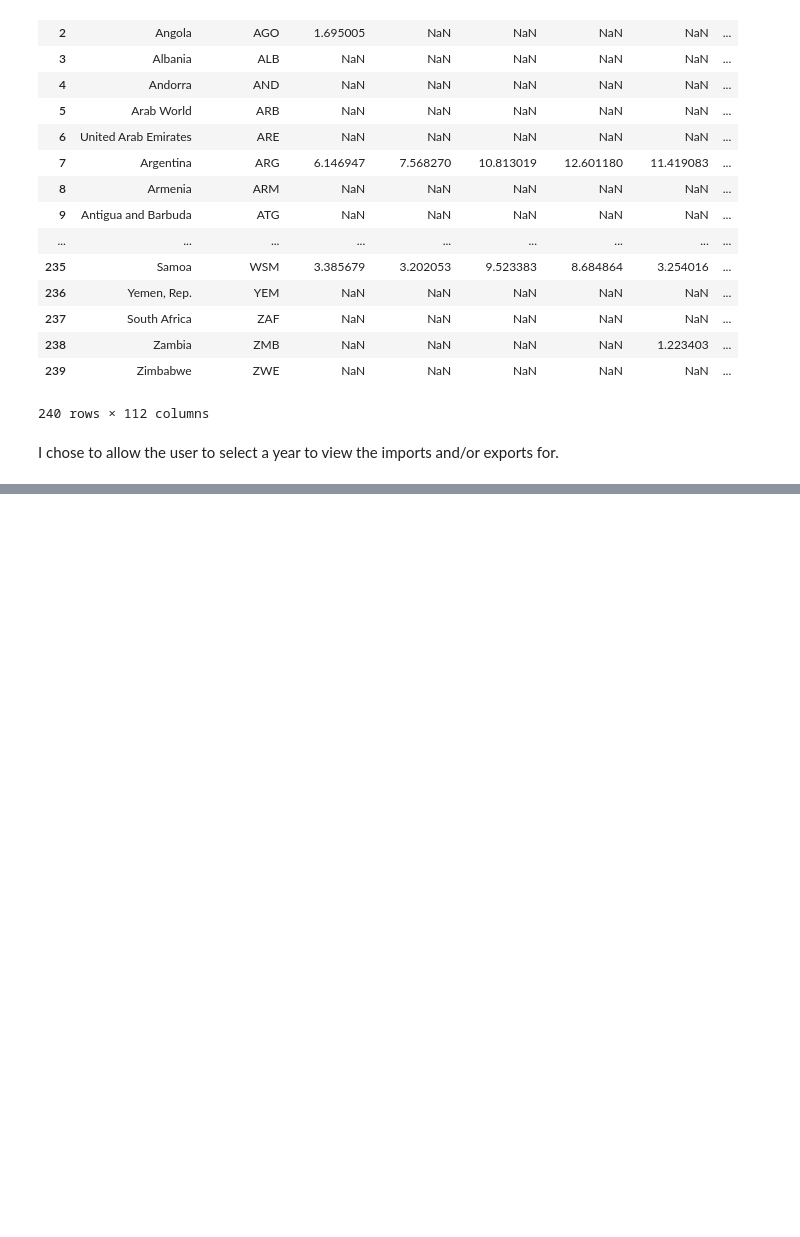
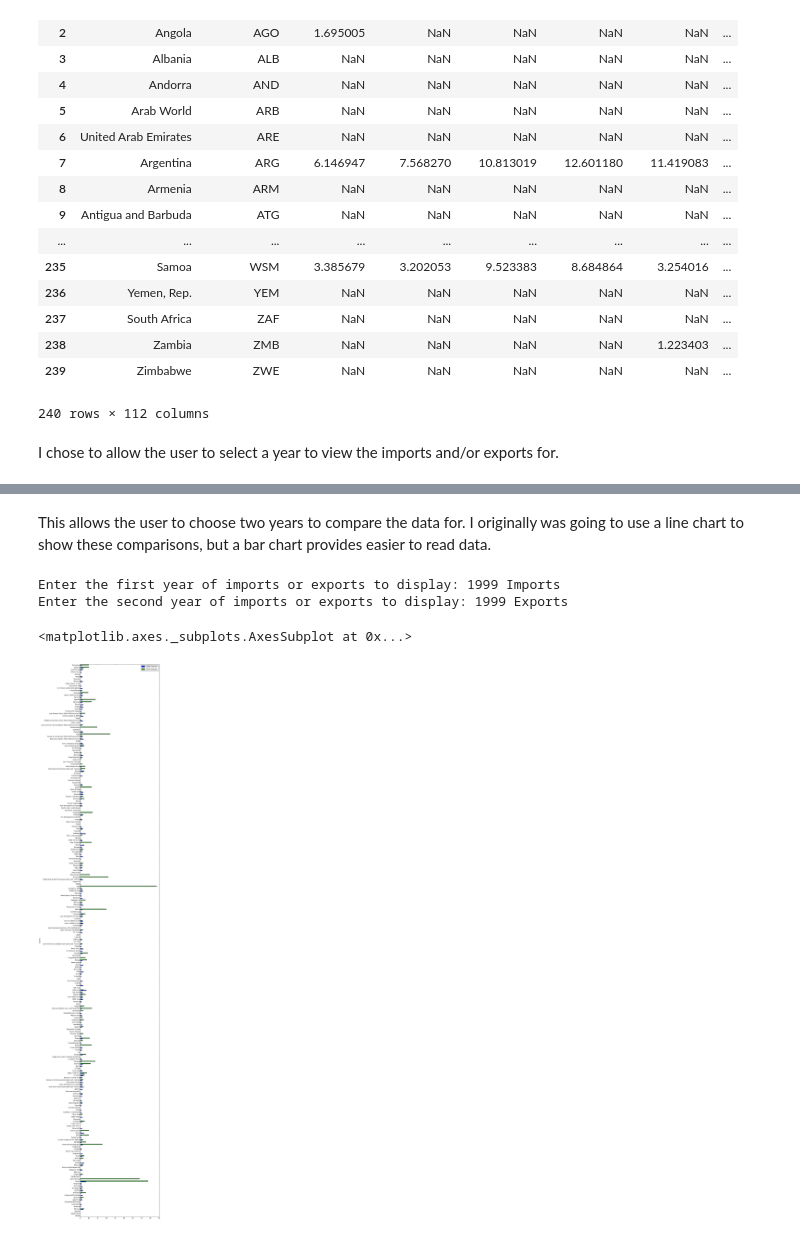
Before and after one commit to UNCG-CSE/World-Refugee-Forecast, a Jupyter notebook: src/wrf_imports_and_exports.ipynb, the cells around one changed output, grey strips where cells are left out. Cells and saved outputs as stored; diff of their text form; code cells hidden in the pictures; blank space fills up the shorter version.

```diff
--- a/src/wrf_imports_and_exports.ipynb
+++ b/src/wrf_imports_and_exports.ipynb
@@ -169,0 +182,12 @@ Enter year and specify imports or exports to display: 1990 Imports
+# %% [markdown]
+This allows the user to choose two years to compare the data for. I originally was going to use a line chart to show these comparisons, but a bar chart provides easier to read data.
+# %%
+year3 = raw_input('Enter the first year of imports or exports to display: ')
+year4 = raw_input('Enter the second year of imports or exports to display: ')
+
+df7.plot(kind='barh', x='Country',y=[year3, year4], figsize=(10,70))
+# %% [output]
+Enter the first year of imports or exports to display: 1999 Imports
+Enter the second year of imports or exports to display: 1999 Exports
+<matplotlib.axes._subplots.AxesSubplot at 0x...>
+[figure, added]
```
Also changed, not shown: parts of 2 cells of this notebook.
